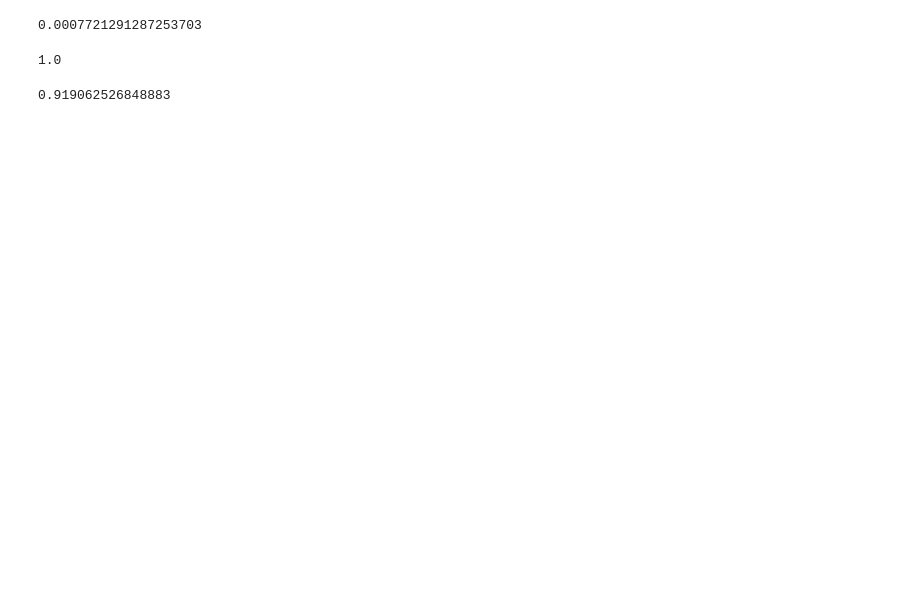
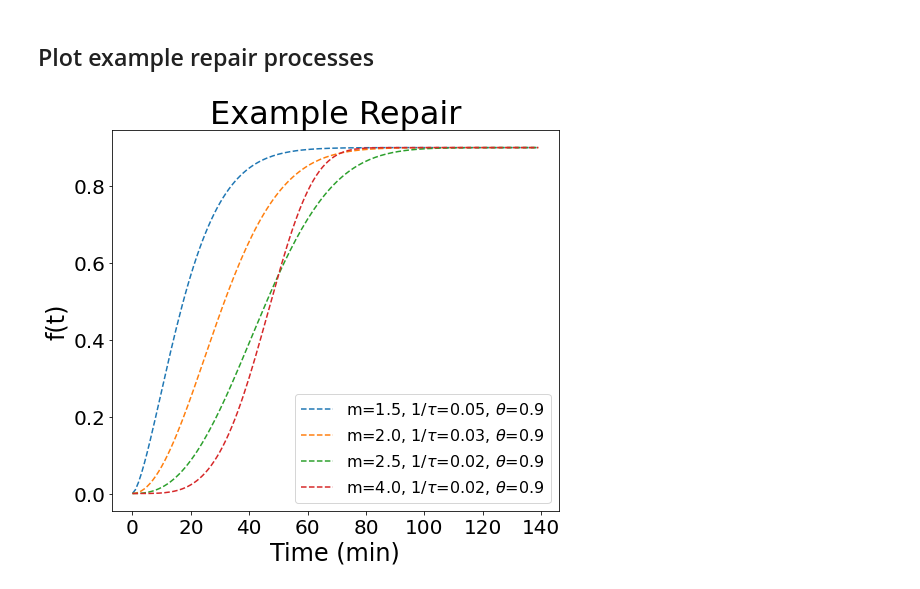
Before and after one commit to leoTiez/celljul, a Jupyter notebook: KJMA Cell Dynamics.ipynb, the cells around one changed output. Cells and saved outputs as stored; diff of their text form; code cells hidden in the pictures; blank space fills up the shorter version.

```diff
--- a/KJMA Cell Dynamics.ipynb
+++ b/KJMA Cell Dynamics.ipynb
@@ -69,14 +27,0 @@ def twod_growth_over_time(to_time, n, g, m, theta, shape=4*np.pi):
-# %%
-m = example_params[1, 0]  # m from observation
-theta = example_params[1, 2] # theta from observation
-n_samples = 2000
-with pm.Model() as cellmd_model:
-    n = pm.Exponential('n', lam=1., testval=1.)
-    g = 1.
-    shape = 1.
-    beta = ((shape * g**(m-1) * n) / (m-1))**(1./m)
-    p = pm.Deterministic('p', repair_fraction(time_points, m, beta, theta))
-    obs = pm.Bernoulli('obs', p, observed=observation)
-
-    step = pm.Metropolis()
-    cellmd_trace = pm.sample(n_samples, step=step, chains=5, return_inferencedata=False)
@@ -294,12 +28,30 @@ plt.show()
-# %%
-4 *
-# %% [output]
-0.0007721291287253703
-# %%
-gamma(2./ 2 + 1)
-# %% [output]
-1.0
-# %%
-gamma(1.5/ 2 + 1)
-# %% [output]
-0.919062526848883
+# %% [markdown]
+## Plot example repair processes
+# %%
+example_params = np.asarray([
+    [1.5, 1/20., 0.9],
+    [2., 1/35., 0.9],
+    [2.5, 1/50., 0.9],
+    [4, 1/50., 0.9],
+])
+to_time = 140
+# %%
+plt.figure(figsize=(8, 7))
+plt.plot(
+    repair_fraction_over_time(
+        to_time,
+        example_params[:, 0],
+        example_params[:, 1],
+        example_params[:, 2]
+    ),
+    linestyle='--'
+)
+plt.xlabel('Time (min)', fontsize=24)
+plt.ylabel('f(t)', fontsize=24)
+plt.xticks(fontsize=20)
+plt.yticks(fontsize=20)
+plt.legend([r'm=%s, $1/\tau$=%.2f, $\theta$=%s' % (p[0], p[1], p[2]) for p in example_params], fontsize=16)
+plt.title('Example Repair', fontsize=32)
+plt.show()
+# %% [output]
+[figure, added]
```
Also changed, not shown: parts of 38 cells of this notebook.
